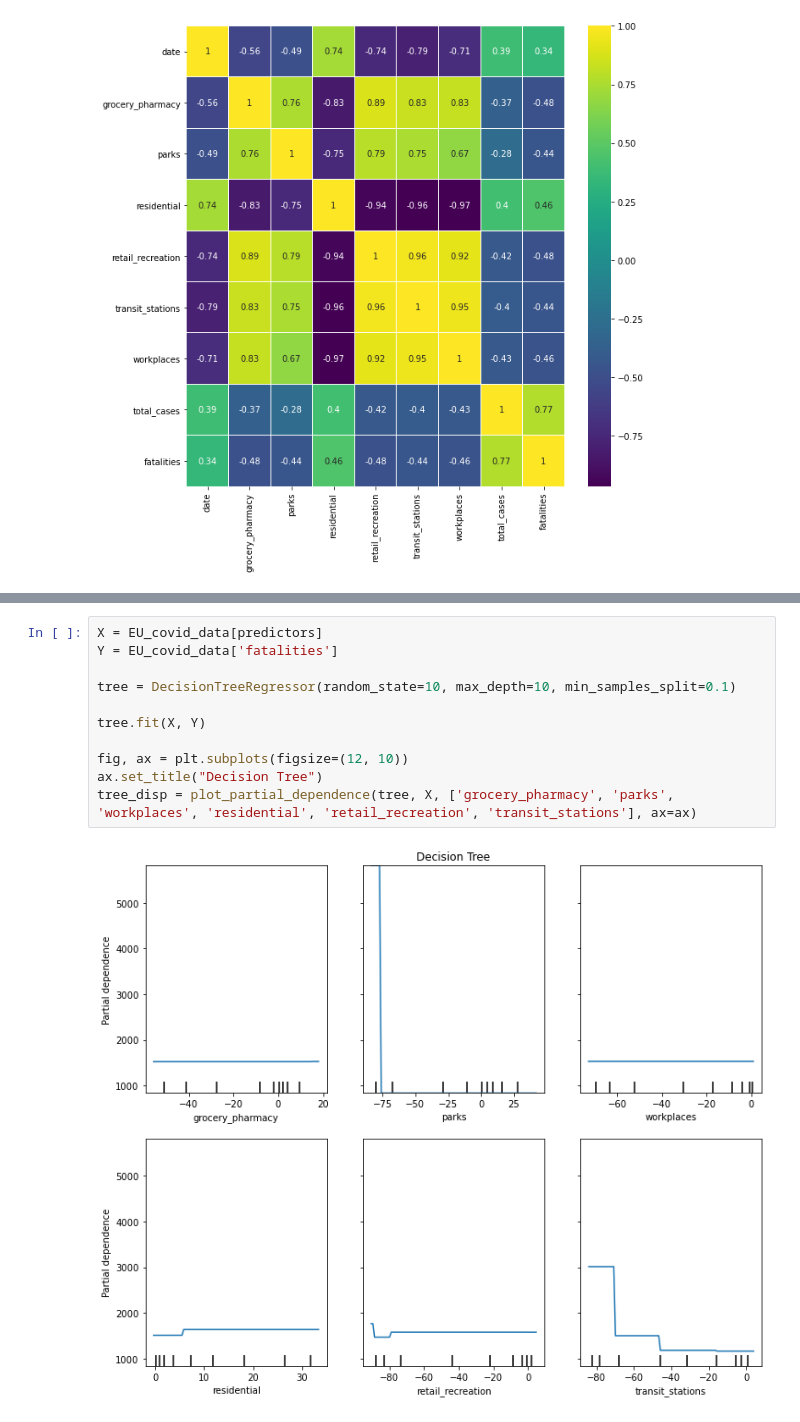
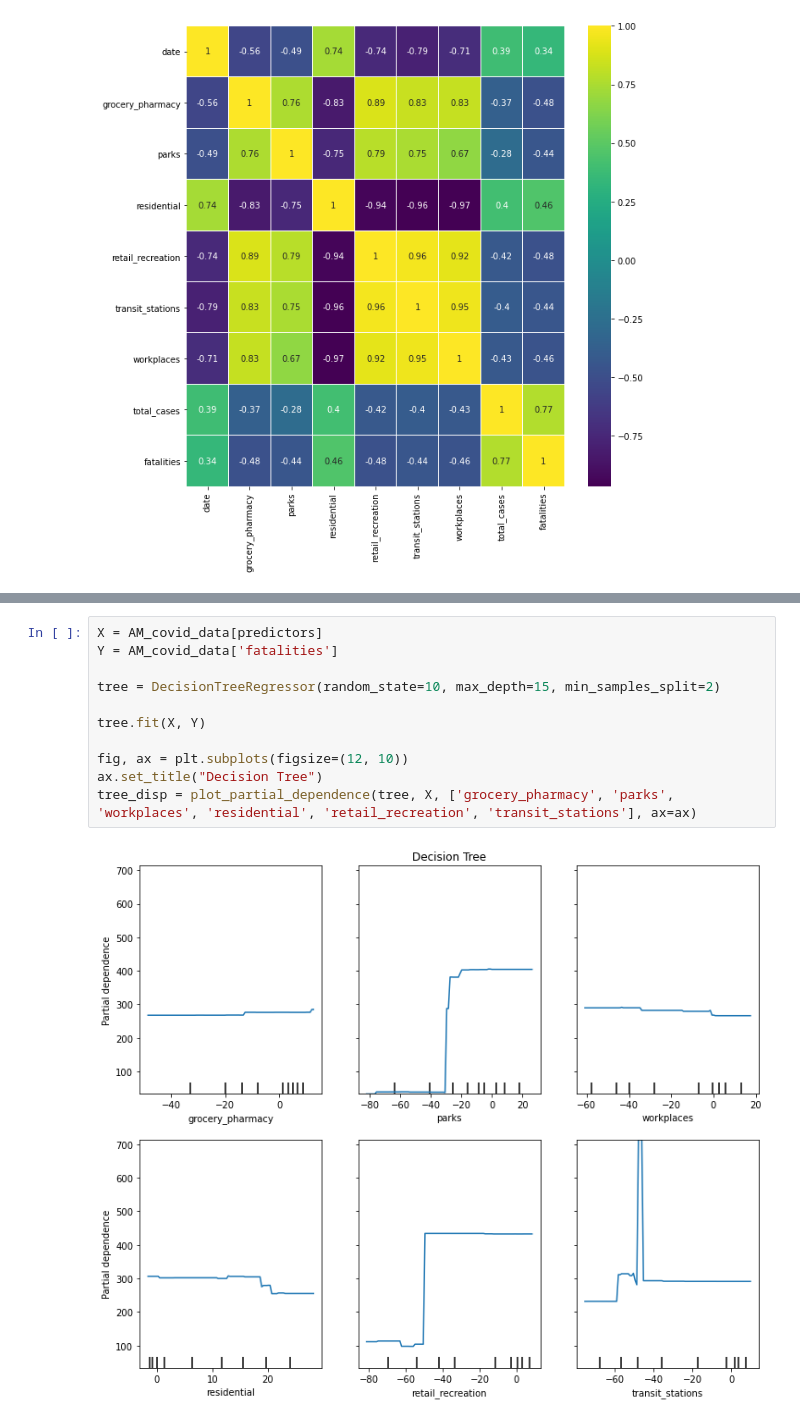
Before and after one commit to Pedrag1234/FEUP_IART_TP2, a Jupyter notebook: src/Decision_Tree.ipynb, the cells around one changed output, grey strips where cells are left out. Cells and saved outputs as stored; diff of their text form.

```diff
--- a/src/Decision_Tree.ipynb
+++ b/src/Decision_Tree.ipynb
@@ -196,14 +217,14 @@ tree_disp = plot_partial_dependence(tree, X, ['grocery_pharmacy', 'parks', 'work
 # %%
-X = EU_covid_data[predictors]
-Y = EU_covid_data['fatalities']
+X = AM_covid_data[predictors]
+Y = AM_covid_data['fatalities']
 
-tree = DecisionTreeRegressor(random_state=10, max_depth=10, min_samples_split=0.1)
+tree = DecisionTreeRegressor(random_state=10, max_depth=15, min_samples_split=2)
 
 tree.fit(X, Y)
 
 fig, ax = plt.subplots(figsize=(12, 10))
 ax.set_title("Decision Tree")
 tree_disp = plot_partial_dependence(tree, X, ['grocery_pharmacy', 'parks', 'workplaces', 'residential', 'retail_recreation', 'transit_stations'], ax=ax)
 # %% [output]
-[figure, old version]
+[figure, new version]
 # %%
```
Also changed, not shown: parts of 21 cells of this notebook.
